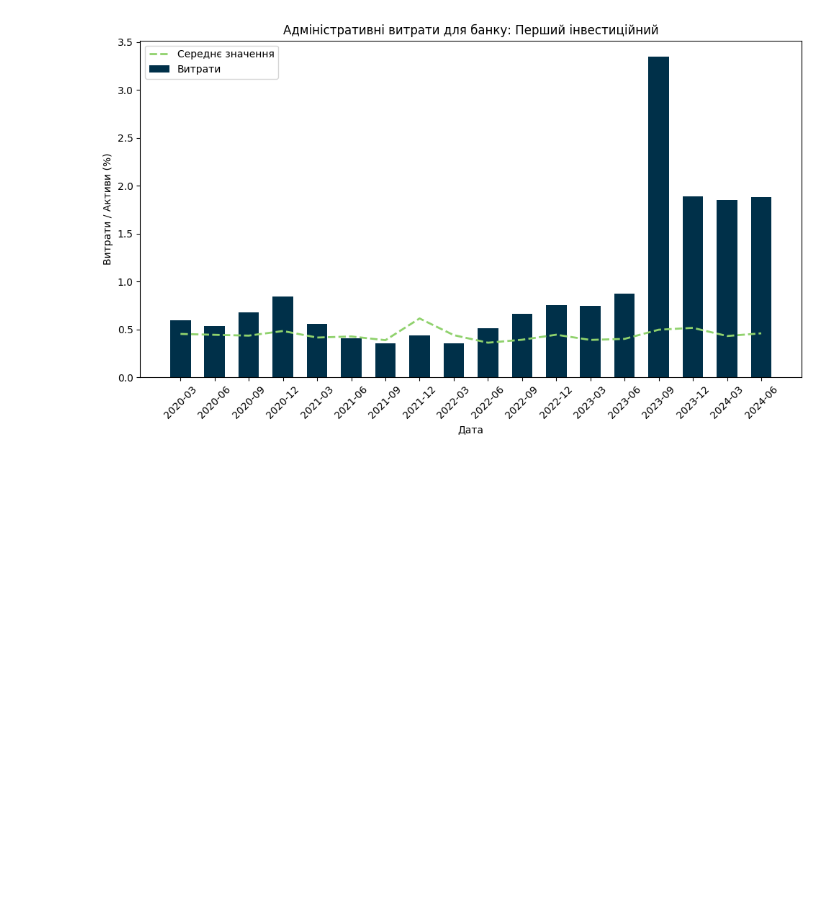
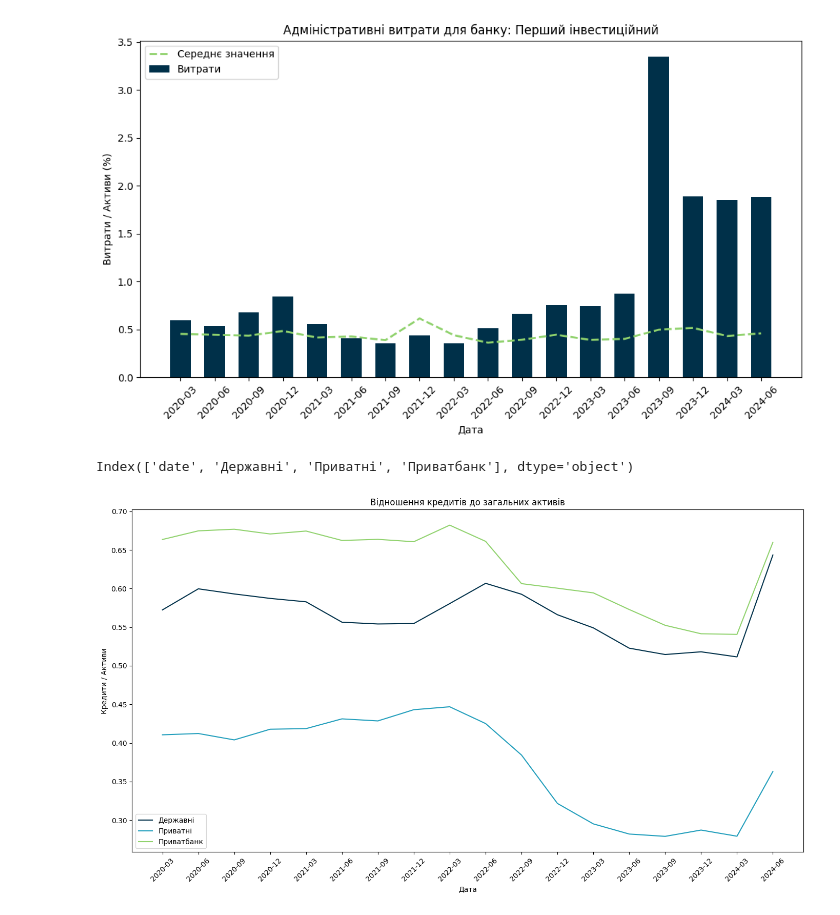
Before and after one commit to Lkupybida/ClothesIndustryAnalysys, a Jupyter notebook: banks_k.ipynb, the cells around one changed output. Cells and saved outputs as stored; diff of their text form; code cells hidden in the pictures; blank space fills up the shorter version.

Commit message:
iglb + loans

```diff
--- a/banks_k.ipynb
+++ b/banks_k.ipynb
@@ -53,3 +53,76 @@ for index, bank in enumerate(banks):
 [figure]
 [figure]
 [figure]
+# %%
+def private_state(private_file, state_file):
+    df_state = pd.read_csv(state_file, index_col=0)
+    df_private = pd.read_csv(private_file, index_col=0)
+
+    numeric_cols = df_state.select_dtypes(include=np.number).columns.tolist()
+    if "privatbank" in df_state.columns:
+        df_state['average_state'] = (df_state[numeric_cols].sum(axis=1) - df_state['privatbank']) / 5
+    else:
+        df_state['average_state'] = (df_state[numeric_cols].sum(axis=1) - df_state['приватбанк']) / 5
+
+    numeric_cols_2 = df_private.select_dtypes(include=np.number).columns.tolist()
+    df_private['average_private'] = df_private[numeric_cols_2].sum(axis=1) / 13
+
+    if "privatbank" in df_state.columns:
+        df_state_private = pd.DataFrame({
+        'Державні': df_state['average_state'],
+        'Приватні': df_private['average_private'],
+        'Приватбанк': df_state['privatbank']
+        })
+    else:
+        df_state_private = pd.DataFrame({
+        'Державні': df_state['average_state'],
+        'Приватні': df_private['average_private'],
+        'Приватбанк': df_state['приватбанк']
+        })
+    return df_state_private
+
+df_loans = private_state('data/quarterly/private_loans.csv', 'data/quarterly/loans.csv')
+df_iglb = private_state('data/quarterly/private_iglb.csv', 'data/quarterly/iglb.csv')
+
+df_loans = df_loans + df_iglb
+
+df_total_assets = private_state('data/quarterly/private_total_assets.csv', 'data/quarterly/total_assets.csv')
+
+df_loans_assets = (df_loans / df_total_assets)
+
+
+# Assuming df_loans_assets is already defined and has 'date' as the index
+# Reset index to make 'date' a column
+df_loans_assets.reset_index(inplace=True)
+print(df_loans_assets.columns)
+
+# Extract 'year_month' from 'date'
+df_loans_assets['year_month'] = df_loans_assets['date'].apply(lambda x: x[:7])
+
+
+
+# Plotting
+plt.figure(figsize=(14, 8))
+
+# Colors for the plot
+colors = {
+    'Державні': '#003049',
+    'Приватбанк': '#90D26D',
+    'Приватні': '#219EBC'
+}
+
+for bank in df_loans_assets.columns:
+    if (bank != 'year_month' and bank != 'date'):
+        plt.plot(df_loans_assets['year_month'], df_loans_assets[bank], label=bank.capitalize(), color=colors[bank])
+
+plt.title('Відношення кредитів до загальних активів')
+plt.xlabel('Дата')
+plt.ylabel('Кредити / Активи')
+plt.xticks(rotation=45)
+plt.legend()
+
+plt.tight_layout()
+plt.show()
+# %% [output]
+Index(['date', 'Державні', 'Приватні', 'Приватбанк'], dtype='object')
+[figure, added]
```
Also changed, not shown: 3 other files.
